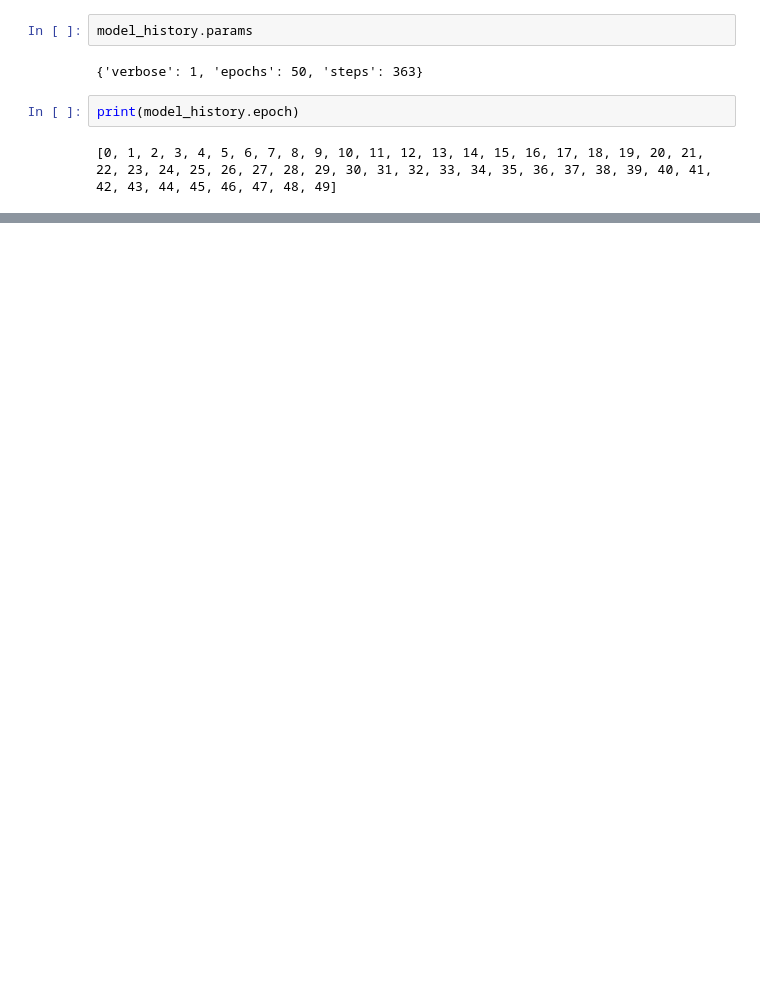
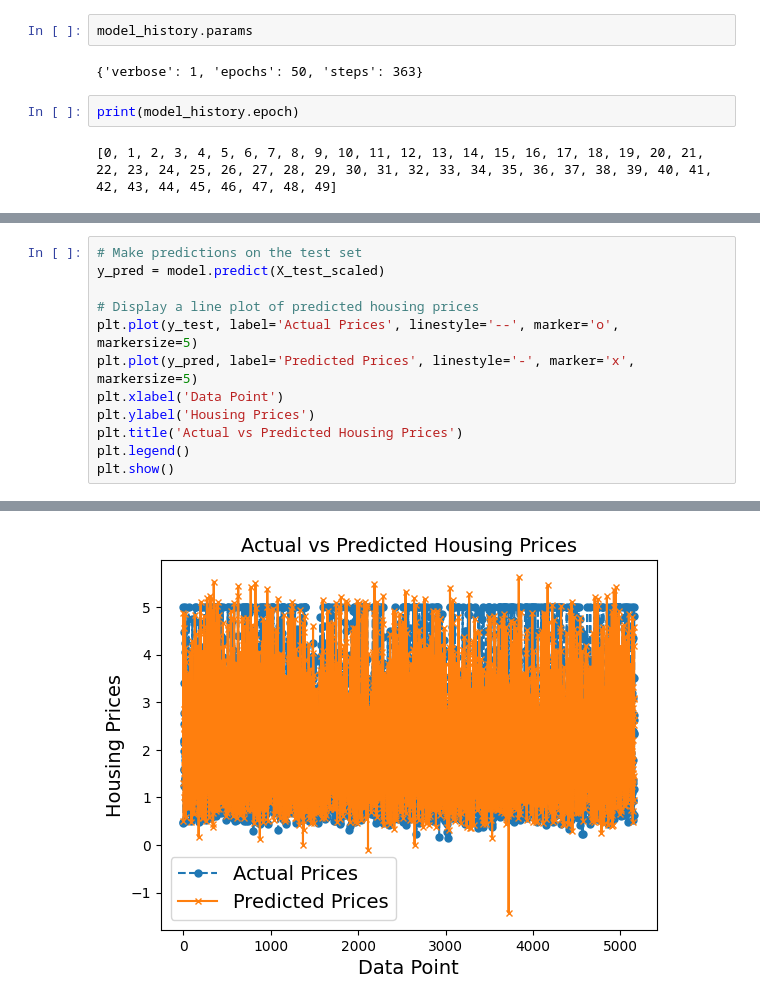
Before and after one commit to moheed-ali/AIML-Notebook-Collection, a Jupyter notebook: california.ipynb, the cells around one changed output, grey strips where cells are left out. Cells and saved outputs as stored; diff of their text form; blank space fills up the shorter version.

```diff
--- a/california.ipynb
+++ b/california.ipynb
@@ -184,0 +204,13 @@ plt.show()
+# %%
+# Make predictions on the test set
+y_pred = model.predict(X_test_scaled)
+
+# Display a line plot of predicted housing prices
+plt.plot(y_test, label='Actual Prices', linestyle='--', marker='o', markersize=5)
+plt.plot(y_pred, label='Predicted Prices', linestyle='-', marker='x', markersize=5)
+plt.xlabel('Data Point')
+plt.ylabel('Housing Prices')
+plt.title('Actual vs Predicted Housing Prices')
+plt.legend()
+plt.show()
+# %% [output]
@@ -185,3 +218,4 @@ plt.show()
+[figure, added]
 # %%
 # Evaluate the model on the test set
 mse = model.evaluate(X_test_scaled, y_test)
```
Also changed, not shown: parts of 7 cells of this notebook.
